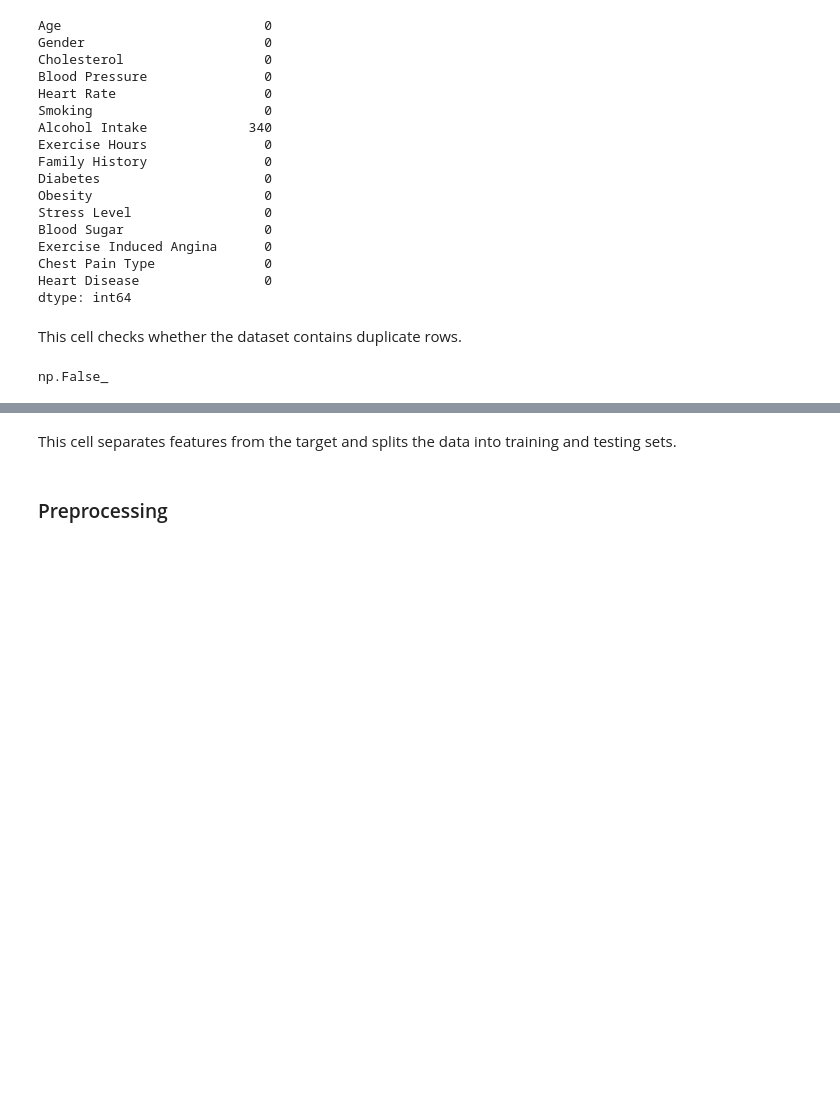
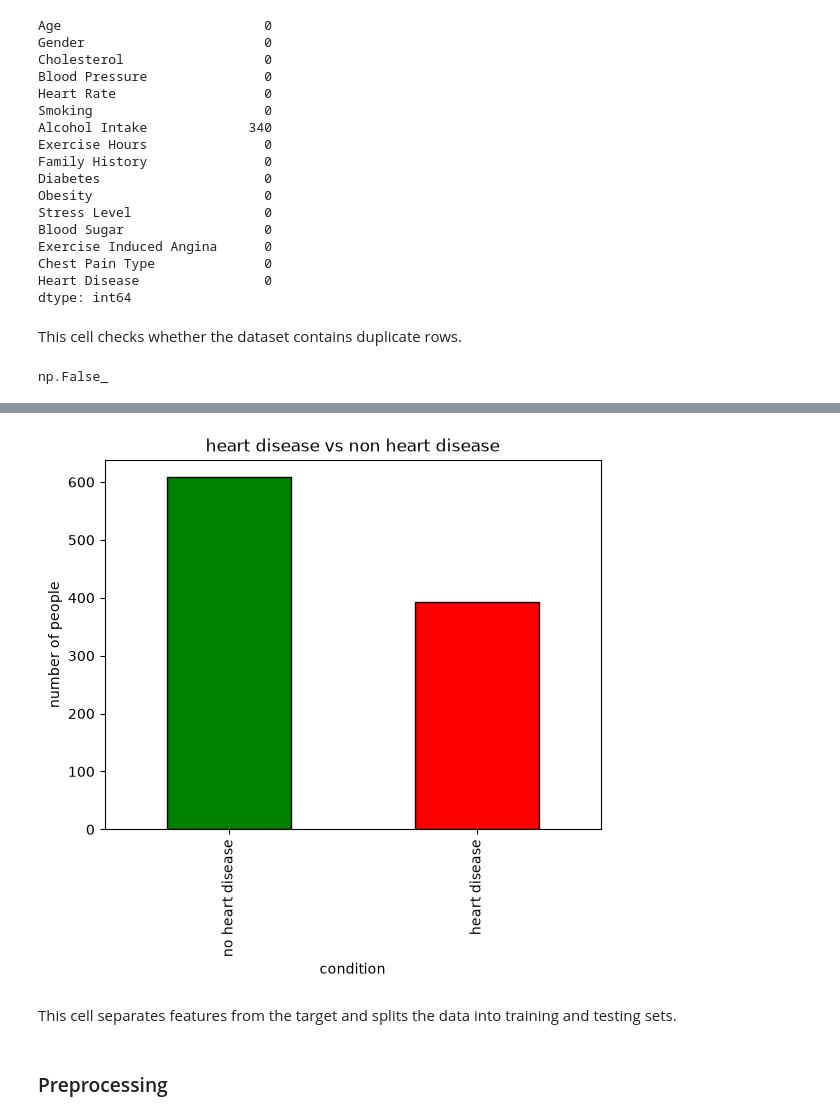
Before and after one commit to Asit-Sengar/Machine_Learning_Projects, a Jupyter notebook: Heart_disease_prediction/disease_prediction.ipynb, the cells around one changed output, grey strips where cells are left out. Drawn from its saved outputs; the diff is of its cells as text; code cells hidden in the pictures; blank space fills up the shorter version.

```diff
--- a/Heart_disease_prediction/disease_prediction.ipynb
+++ b/Heart_disease_prediction/disease_prediction.ipynb
@@ -96,3 +106,13 @@ np.False_
+# %%
+counts = df["Heart Disease"].value_counts().reindex([0,1]).fillna(0)
+counts.index = ["no heart disease" , "heart disease"]
+counts.plot(kind  = "bar" , color = ["green" , "red"], edgecolor = "black")
+plt.xlabel("condition")
+plt.ylabel("number of people")
+plt.title("heart disease vs non heart disease")
+plt.show()
+# %% [output]
+[figure, added]
 # %% [markdown]
 This cell separates features from the target and splits the data into training and testing sets.
 # %%
```
Also changed, not shown: parts of 19 cells of this notebook, 4 other files.
